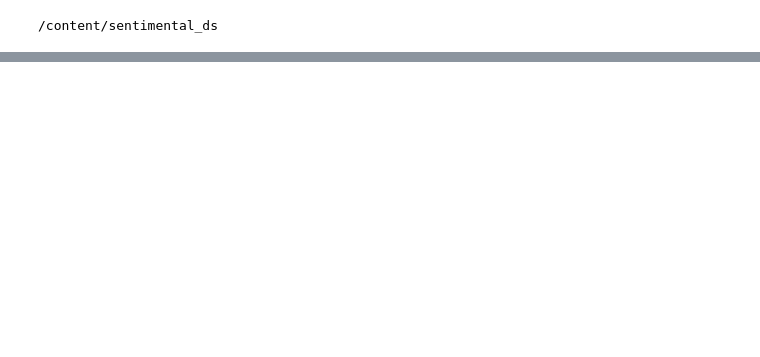
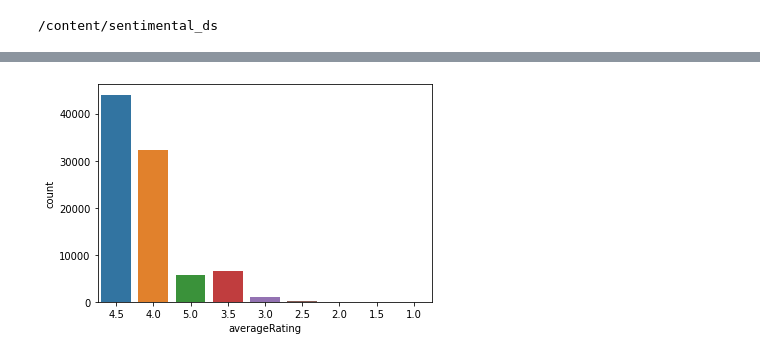
Before and after one commit to danielleitesoares/Work_Sentimental_Analyzer_Of_Restaurant_Issue, a Jupyter notebook: Analise_dos_Sentimentos_Restaurantes.ipynb, the cells around one changed output, grey strips where cells are left out. Saved outputs shown, nothing was run; the diff lists cells and outputs as text; code cells hidden in the pictures; blank space fills up the shorter version.

```diff
--- a/Analise_dos_Sentimentos_Restaurantes.ipynb
+++ b/Analise_dos_Sentimentos_Restaurantes.ipynb
@@ -46,0 +128,4 @@ dados.describe()
+# %%
+sns.countplot(dados.averageRating);
+# %% [output]
+[figure, added]
```
Also changed, not shown: parts of 13 cells of this notebook.
